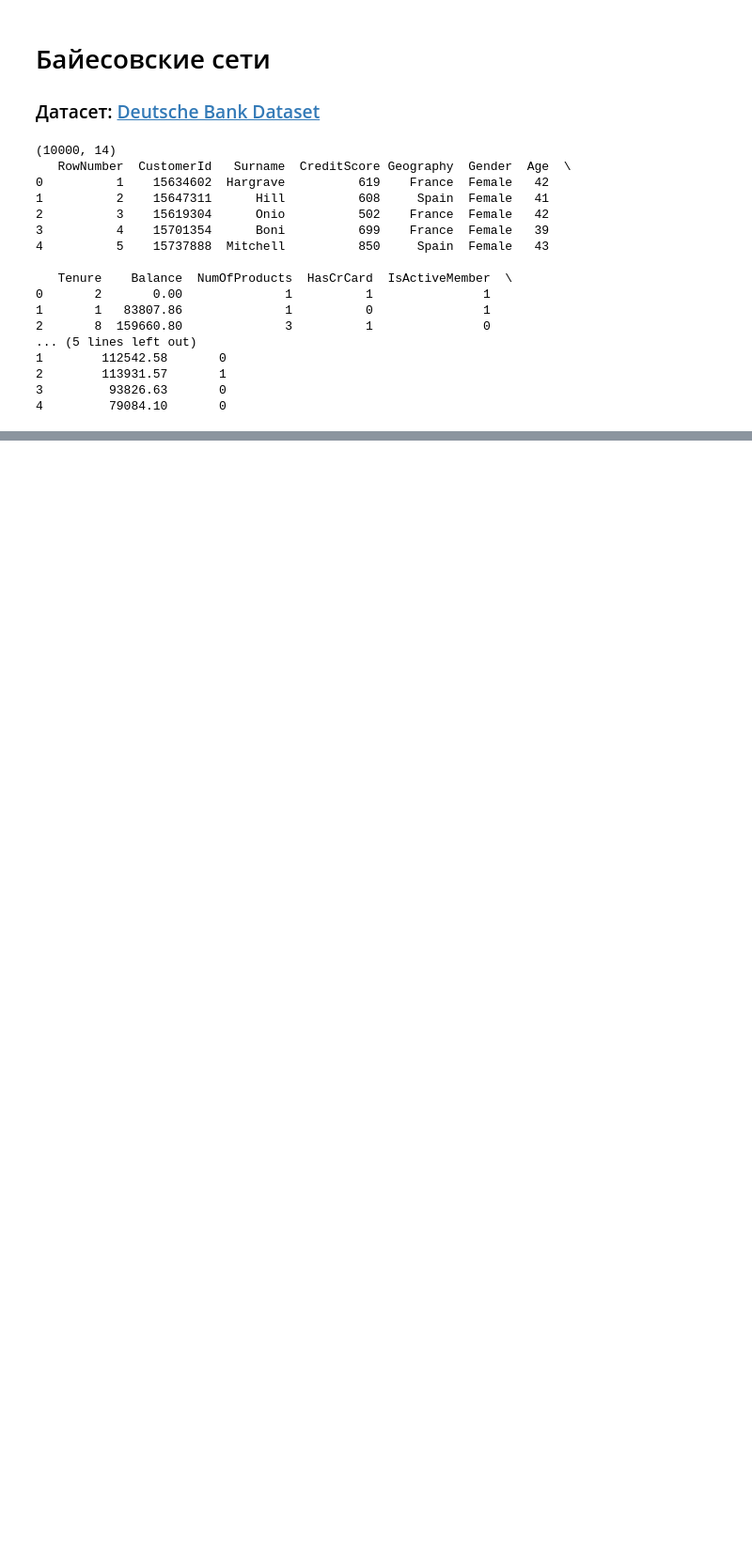
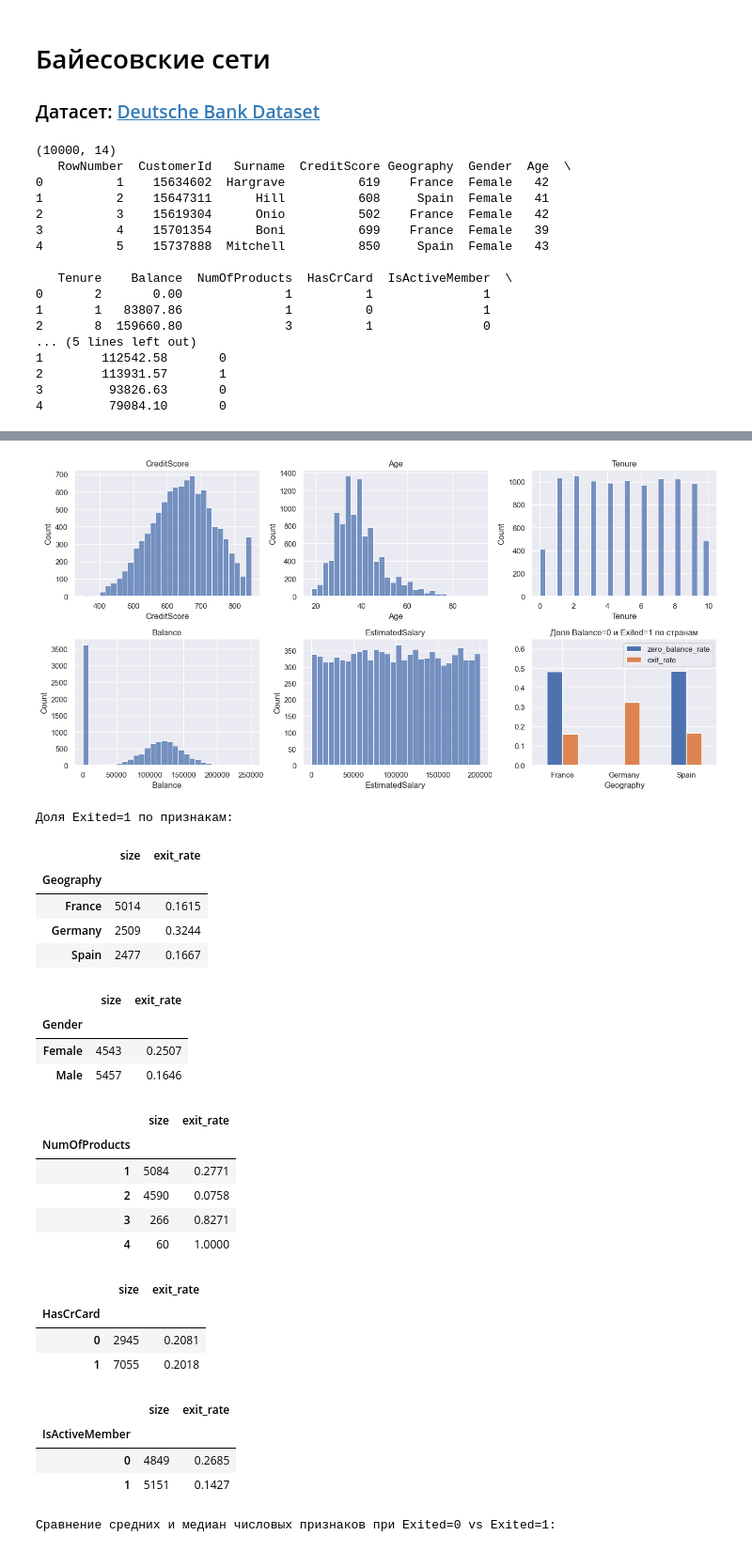
Before and after one commit to CerN04/ml_course_mai, a Jupyter notebook: bayesian/lab4.ipynb, the cells around one changed output, grey strips where cells are left out. Shown at 94% size. Cells and saved outputs as stored; diff of their text form; code cells hidden in the pictures; blank space fills up the shorter version.

```diff
--- a/bayesian/lab4.ipynb
+++ b/bayesian/lab4.ipynb
@@ -35,0 +143,52 @@ print(df.head())
+# %%
+fig, axes = plt.subplots(2, 3, figsize=(14, 7))
+for ax, col in zip(axes.flat, num_cols):
+    sns.histplot(df[col], bins=30, kde=False, ax=ax)
+    ax.set_title(col)
+
+geo_stats = df.groupby("Geography").agg( #доля нулевого баланса и оттока по странам
+
+    n=("Exited", "size"),
+    zero_balance_rate=("Balance", lambda s: (s == 0).mean()),
+    exit_rate=("Exited", "mean"),
+)
+geo_stats[["zero_balance_rate", "exit_rate"]].plot(kind="bar", ax=axes.flat[-1], rot=0)
+axes.flat[-1].set_title("Доля Balance=0 и Exited=1 по странам")
+axes.flat[-1].set_ylim(0, 0.65)
+plt.tight_layout()
+plt.show()
+
+# Срез: как Exited связан с дискретными и квантильно-разбитыми числовыми признаками
+print("Доля Exited=1 по признакам:")
+for col in ["Geography", "Gender", "NumOfProducts", "HasCrCard", "IsActiveMember"]:
+    display(df.groupby(col)["Exited"].agg(["size", "mean"]).rename(columns={"mean": "exit_rate"}).round(4))
+
+print("\nСравнение средних и медиан числовых признаков при Exited=0 vs Exited=1:")
+display(df.groupby("Exited")[num_cols].agg(["mean", "median"]).round(2))
+# %% [output]
+[figure, added]
+Доля Exited=1 по признакам:
+|  | size | exit_rate |
+| Geography |  |  |
+| France | 5014 | 0.1615 |
+| Germany | 2509 | 0.3244 |
+| Spain | 2477 | 0.1667 |
+|  | size | exit_rate |
+| Gender |  |  |
+| Female | 4543 | 0.2507 |
+| Male | 5457 | 0.1646 |
+|  | size | exit_rate |
+| NumOfProducts |  |  |
+| 1 | 5084 | 0.2771 |
+| 2 | 4590 | 0.0758 |
+| 3 | 266 | 0.8271 |
+| 4 | 60 | 1.0000 |
+|  | size | exit_rate |
+| HasCrCard |  |  |
+| 0 | 2945 | 0.2081 |
+| 1 | 7055 | 0.2018 |
+|  | size | exit_rate |
+| IsActiveMember |  |  |
+| 0 | 4849 | 0.2685 |
+| 1 | 5151 | 0.1427 |
+Сравнение средних и медиан числовых признаков при Exited=0 vs Exited=1:
```
Also changed, not shown: parts of 8 cells of this notebook, 1 other file.
